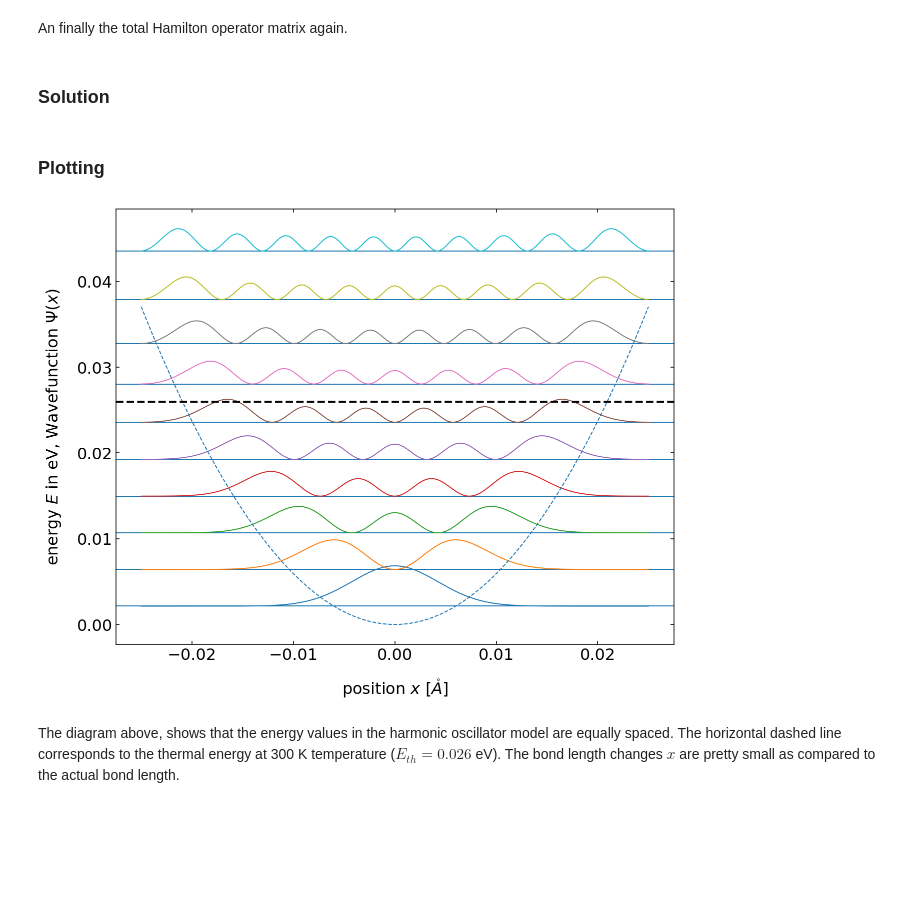
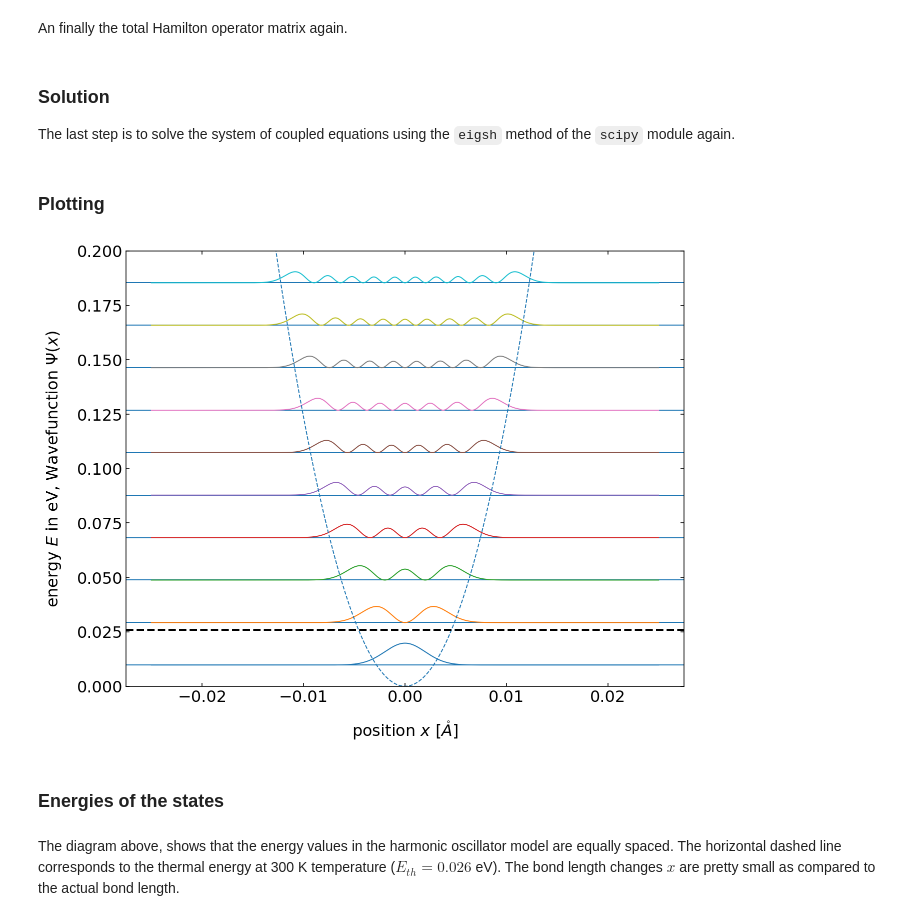
Before and after one commit to fcichos/website, a Jupyter notebook: source/notebooks/L10/3_harmonic_oscillator.ipynb, the cells around one changed output. Saved outputs shown, nothing was run; the diff lists cells and outputs as text; code cells hidden in the pictures; blank space fills up the shorter version.

```diff
--- a/source/notebooks/L10/3_harmonic_oscillator.ipynb
+++ b/source/notebooks/L10/3_harmonic_oscillator.ipynb
@@ -78,8 +82,11 @@ An finally the total Hamilton operator matrix again.
 # %%
 # Sum of kinetic and potential energy
 H = T + U
-# %% [markdown]
-### Solution
+# %% [markdown]
+### Solution
+
+The last step is to solve the system of coupled equations using the `eigsh` method of the `scipy`
+module again.
 # %%
 # diagonalize the matrix and take the first n eigenvalues and eigenvectors
 n=10
@@ -89,25 +96,27 @@ vals, vecs = eigsh(H, k=n , which='SM')
 # %%
 # define some scaling to make a nice plot
 scale=1e9 # position scale
 escale=6.242e18 # energy scale in eV
 psiscale=1 # wavefunction scale
 
 plt.figure(figsize=(10,8))
 
-for k in range(n):
-    vec = vecs[:, k]
-    mag = np.sqrt(np.dot(vecs[:, k],vecs[:, k]))
+for i in range(n):
+    vec = vecs[:, i]
+    mag = np.sqrt(np.dot(vecs[:, i],vecs[:, i]))
     vec = vec/mag
-    plt.axhline(y=vals[k]*escale)
-    plt.plot(x*scale, psiscale*np.abs(vec)**2+vals[k]*escale, label=r"$n=%i$"%k)
+    plt.axhline(y=vals[i]*escale)
+    plt.plot(x*scale, psiscale*np.abs(vec)**2+vals[i]*escale)
 
-plt.plot(x*scale,UU*escale,'--')
+plt.plot(x*scale,U_vec*escale,'--')
 plt.xlabel(r"position $x$ [$\mathring{A}$]")
 plt.ylabel(r"energy $E$ in eV, Wavefunction $\Psi(x)$")
 plt.axhline(y=0.026,color='k',ls='--',lw=2)
-#plt.ylim(0,0.4)
+plt.ylim(0,0.2)
 plt.show()
 # %% [output]
-[figure, old version]
+[figure, new version]
+# %% [markdown]
+### Energies of the states
 # %% [markdown]
 The diagram above, shows that the energy values in the harmonic oscillator model are equally spaced. The horizontal dashed line corresponds to the thermal energy at 300 K temperature ($E_{th}=0.026$ eV). The bond length changes $x$ are pretty small as compared to the actual bond length.
```
Also changed, not shown: parts of 11 cells of this notebook, 32 other files.
